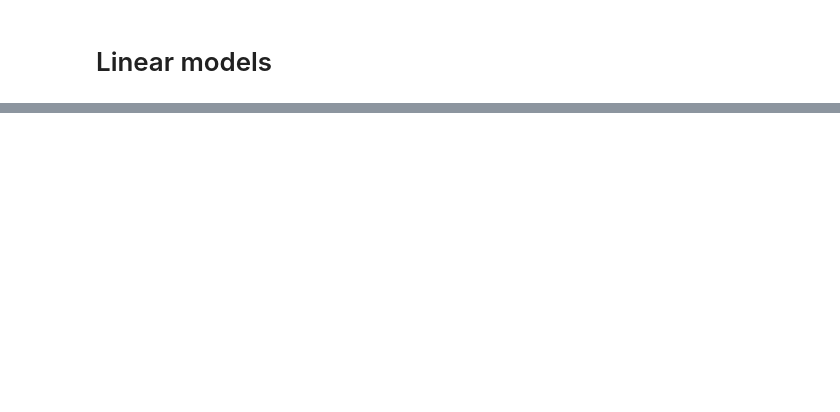
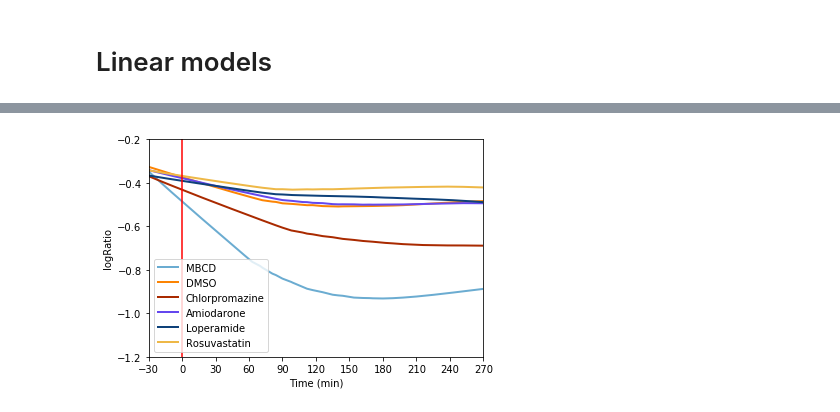
Before and after one commit to comp-sys-pharm/SARS-CoV-2-cholesterol, a Jupyter notebook: notebooks/5_Effect_of_SREBF_activating_drugs.ipynb, the cells around one changed output, grey strips where cells are left out. Drawn from its saved outputs; the diff is of its cells as text; code cells hidden in the pictures; blank space fills up the shorter version.

Commit message:
Rerun with downloaded data and new palette

```diff
--- a/notebooks/5_Effect_of_SREBF_activating_drugs.ipynb
+++ b/notebooks/5_Effect_of_SREBF_activating_drugs.ipynb
@@ -169,0 +88,3 @@ plt.legend(labels=['MBCD', 'DMSO', 'Chlorpromazine', 'Amiodarone', 'Loperamide',
+# %%
+colormap = {'dmso':'#fc8403', 'mbcd': '#6bacd1', 'amio': '#6447EE',
+           'loper':'#0e4179', 'cp':'#A92A00', 'rosu':'#EEB847'}
@@ -169,0 +166,40 @@ plt.legend(labels=['MBCD', 'DMSO', 'Chlorpromazine', 'Amiodarone', 'Loperamide',
+# %%
+def make_lowess(data):
+    # smoothing curves
+    endog = data.logRatio
+    exog = data.Time_min
+
+    smooth = lowess(endog, exog)
+    index, data = np.transpose(smooth)
+
+    return pd.Series(data, index=index)
+# %%
+def plot_lowess_curves(data, min_y = -1.2, max_time = 270):
+
+    # smoothing curves of each drugs
+    smooth_dfs = {}
+    for drug in data.Drug.unique():
+        smooth_dfs[drug] = make_lowess(data[data.Drug == drug])
+
+    # plot curves
+    fig, ax = plt.subplots()
+    for drug in smooth_dfs:
+        data = smooth_dfs[drug][smooth_dfs[drug].index <= 20*14]
+        fig = data.plot(label = drugmap[drug], color = colormap[drug])
+
+
+    leg_lines = fig.get_lines()
+    plt.setp(leg_lines, linewidth=2)
+
+
+    plt.legend(loc='best')
+    plt.axvline(0, color = 'r')
+    plt.xticks(np.arange(-60, 280, 30))
+    ax.set(xlim=(-30, max_time), xlabel = 'Time (min)')
+    ax.set(ylim=(min_y, -0.2), ylabel = 'logRatio')
+    plt.show()
+# %%
+# exp_all
+exp_all = pd.DataFrame()
+for exp in [exp1, exp2, exp3, exp4]:
+    exp_all = exp_all.append(exp)
@@ -169,0 +211,4 @@ plt.legend(labels=['MBCD', 'DMSO', 'Chlorpromazine', 'Amiodarone', 'Loperamide',
+# %%
+plot_lowess_curves(exp_all)
+# %% [output]
+[figure, added]
```
Also changed, not shown: parts of 33 cells of this notebook, 3 other files.
